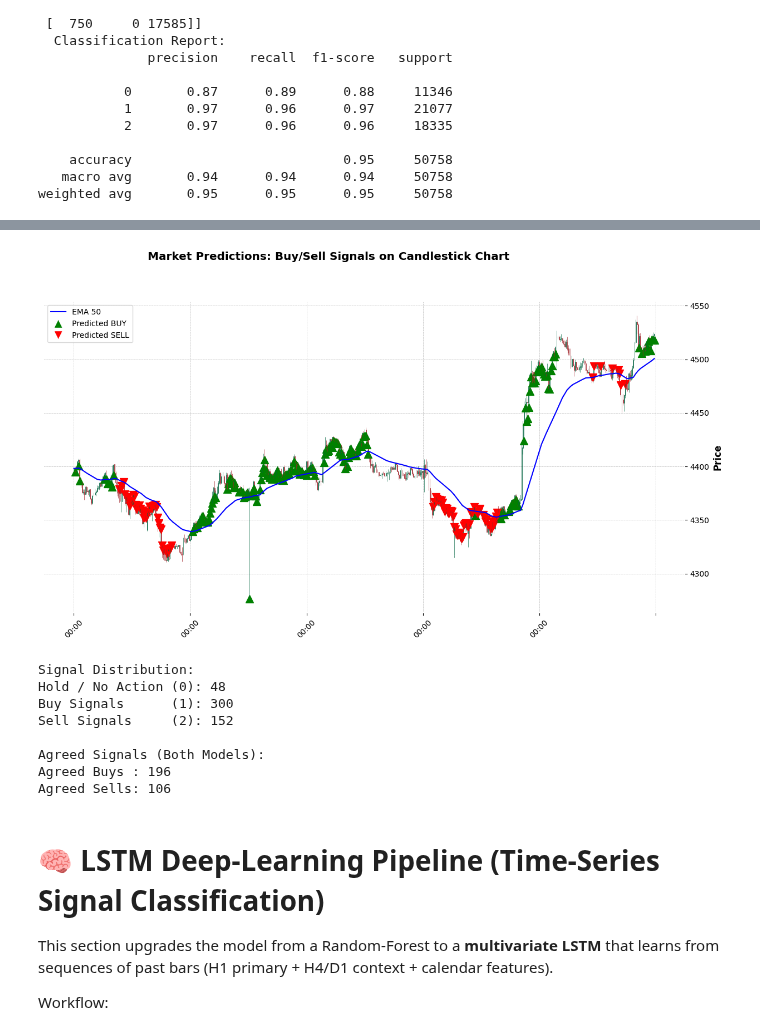
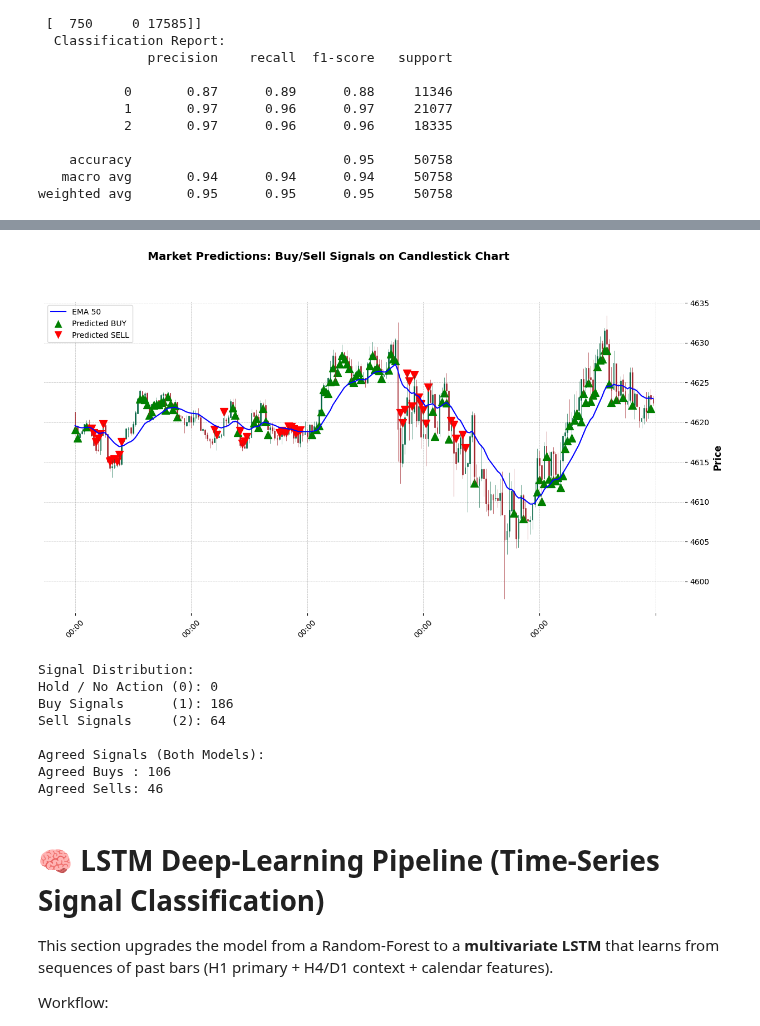
Before and after one commit to dbright123/Dbot-Advance1, a Jupyter notebook: market_prediction.ipynb, the cells around one changed output, grey strips where cells are left out. Saved outputs shown, nothing was run; the diff lists cells and outputs as text; code cells hidden in the pictures.

```diff
--- a/market_prediction.ipynb
+++ b/market_prediction.ipynb
@@ -190,6 +192,6 @@ TRADING SIGNAL CLASSIFICATION SYSTEM
 
 Step 1: Loading data from Excel file...
 # %%
-df = pd.read_csv(f"Generated{symbol} dbot.csv")
+df = pd.read_csv(f"Generated{symbol} dbot.csv")[-600000:].reset_index(drop=True)   # drop last 200 rows (incomplete bars)
 # %%
 # ── Feature engineering ─────────────────────
@@ -296,6 +298,7 @@ FEATURE_NAMES = [
     'open', 'high', 'low', 'close', 'volume',
     'open_5m', 'high_5m', 'low_5m', 'close_5m', 'volume_5m',
     'open_15m', 'high_15m', 'low_15m', 'close_15m', 'volume_15m',
+    'open_30m', 'high_30m', 'low_30m', 'close_30m', 'volume_30m',
     'open_1h', 'high_1h', 'low_1h', 'close_1h', 'volume_1h',
     'open_4h', 'high_4h', 'low_4h', 'close_4h', 'volume_4h',
     'open_1d', 'high_1d', 'low_1d', 'close_1d', 'volume_1d',
@@ -308,8 +311,8 @@ y = df['label'].values
 X_train, X_test, y_train, y_test = train_test_split(
     X, y, test_size=0.1, random_state=45, stratify= y
 )
-print("Before:", y_train.shape)
+print("y shape:", y_train.shape)
 
-
+print("x shape:", X_train.shape)
 #del X, y
 # %% [output]
@@ -378,6 +360,6 @@ weighted avg       0.54      0.54      0.54    148757
 # %%
 et_model = ExtraTreesClassifier(
-    n_estimators=400,
+    n_estimators=350,
     class_weight="balanced",
     random_state=45,
     n_jobs=3,
@@ -513,7 +494,7 @@ def predict_and_plot_signals(model, df, feature_columns,
     ohlc_df.columns = ['Open', 'High', 'Low', 'Close']
 
     # NEW: Calculate 21-period Exponential Moving Average on the Close price
-    ohlc_df['EMA_50'] = ohlc_df['Close'].ewm(span=50, adjust=False).mean()
+    ohlc_df['EMA_50'] = ohlc_df['Close'].ewm(span=21, adjust=False).mean()
 
     # --- 3. Make predictions ---
     X = data[feature_columns].values
@@ -584,6 +565,6 @@ def predict_and_plot_signals(model, df, feature_columns,
 # Ensure your 'df' has gone through engineer_features() first
 # features = ['open', 'high', 'low', 'volume', 'month', 'day', 'hour', 'minute', 'day_of_week']
 #ohlc_map = {'Open':'Open', 'High':'High', 'Low':'Low', 'Close':'Close'}
-predict_and_plot_signals(et_model, df_test[-500:], FEATURE_NAMES)
+predict_and_plot_signals(et_model, df_test[-250:], FEATURE_NAMES)
 # %% [output]
 [Parallel(n_jobs=3)]: Using backend ThreadingBackend with 3 concurrent workers.
@@ -593,12 +574,12 @@ predict_and_plot_signals(et_model, df_test[-500:], FEATURE_NAMES)
-[figure, old version]
+[figure, new version]
 Signal Distribution:
-Hold / No Action (0): 48
-Buy Signals      (1): 300
-Sell Signals     (2): 152
+Hold / No Action (0): 0
+Buy Signals      (1): 186
+Sell Signals     (2): 64
 
 Agreed Signals (Both Models):
-Agreed Buys : 196
-Agreed Sells: 106
+Agreed Buys : 106
+Agreed Sells: 46
 # %% [markdown]
 # 🧠 LSTM Deep-Learning Pipeline (Time-Series Signal Classification)
 
```
Also changed, not shown: parts of 14 cells of this notebook, 1 other file.
